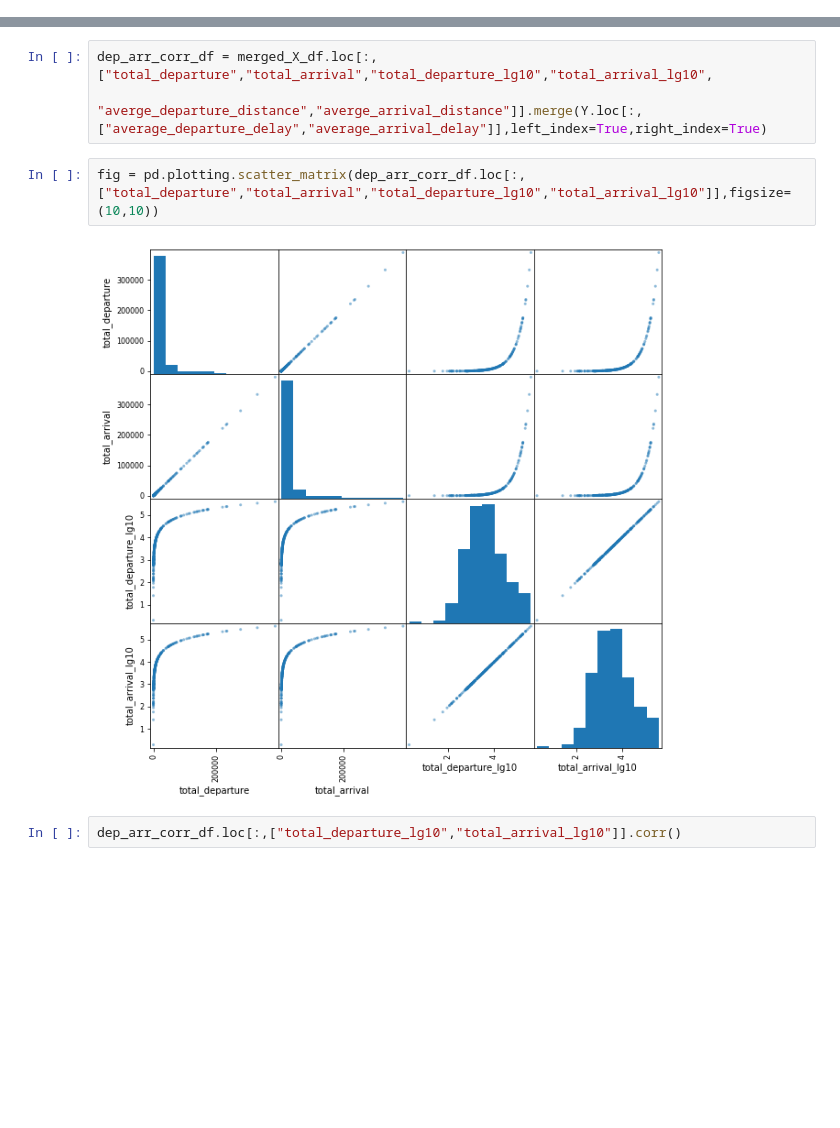
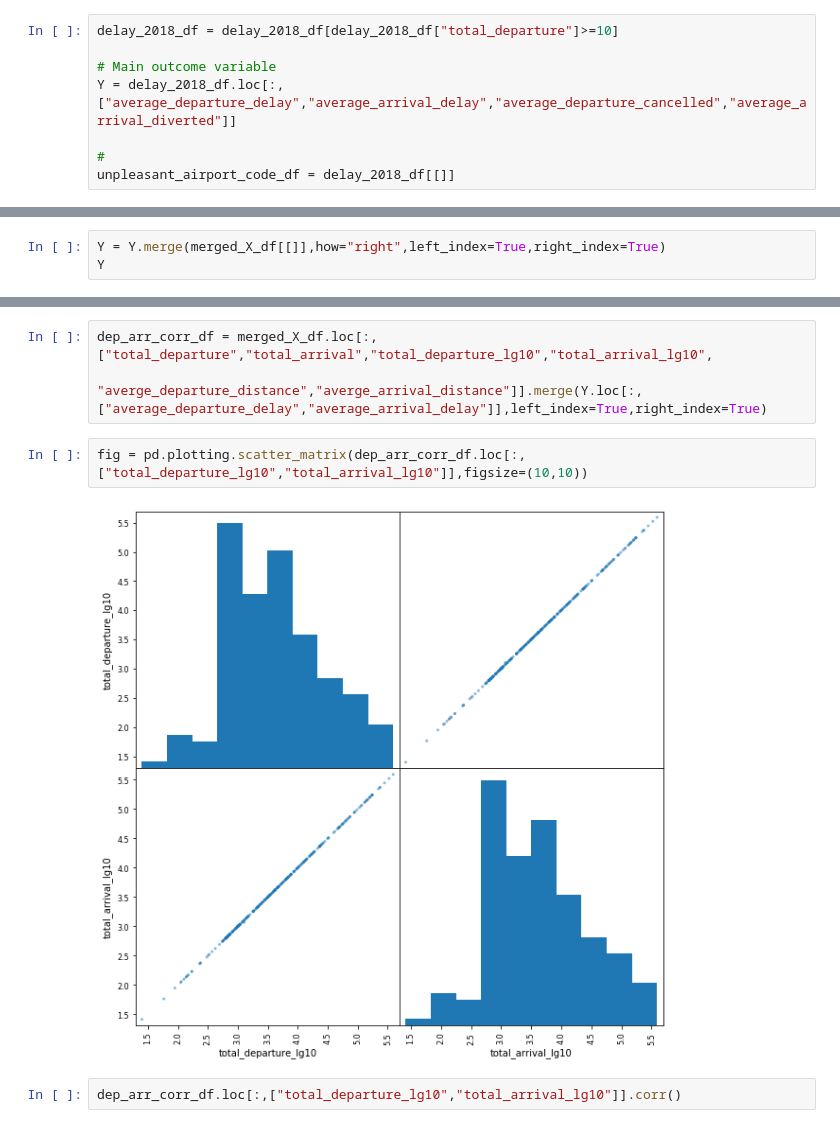
Before and after one commit to didyxdi/COGS108_final_project, a Jupyter notebook: Final Project.ipynb, the cells around one changed output, grey strips where cells are left out. Saved outputs shown, nothing was run; the diff lists cells and outputs as text; blank space fills up the shorter version.

```diff
--- a/Final Project.ipynb
+++ b/Final Project.ipynb
@@ -148,3 +152,11 @@ unpleasant_airport_code_df = delay_2018_df[[]]
+# %%
+delay_2018_df = delay_2018_df[delay_2018_df["total_departure"]>=10]
+
+# Main outcome variable
+Y = delay_2018_df.loc[:,["average_departure_delay","average_arrival_delay","average_departure_cancelled","average_arrival_diverted"]]
+
+#
+unpleasant_airport_code_df = delay_2018_df[[]]
 # %% [markdown]
 ### Cleaning - X
 # %% [markdown]
@@ -590,0 +586,3 @@ Y
+# %%
+Y = Y.merge(merged_X_df[[]],how="right",left_index=True,right_index=True)
+Y
@@ -666,9 +615,9 @@ We basically divided y into departure performance and arrival performance. Will
 dep_arr_corr_df = merged_X_df.loc[:,["total_departure","total_arrival","total_departure_lg10","total_arrival_lg10",
                                      "averge_departure_distance","averge_arrival_distance"]].merge(Y.loc[:,["average_departure_delay","average_arrival_delay"]],left_index=True,right_index=True)
 # %%
-fig = pd.plotting.scatter_matrix(dep_arr_corr_df.loc[:,["total_departure","total_arrival","total_departure_lg10","total_arrival_lg10"]],figsize=(10,10))
+fig = pd.plotting.scatter_matrix(dep_arr_corr_df.loc[:,["total_departure_lg10","total_arrival_lg10"]],figsize=(10,10))
 # %% [output]
-[figure, old version]
+[figure, new version]
 # %%
 dep_arr_corr_df.loc[:,["total_departure_lg10","total_arrival_lg10"]].corr()
 # %% [output]
```
Also changed, not shown: parts of 22 cells of this notebook, 5 other files.
